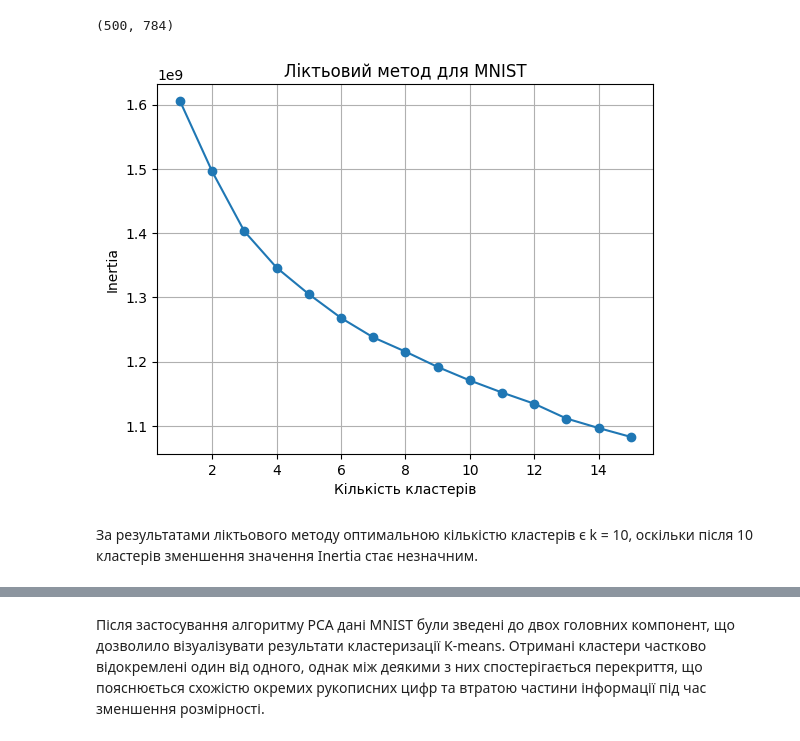
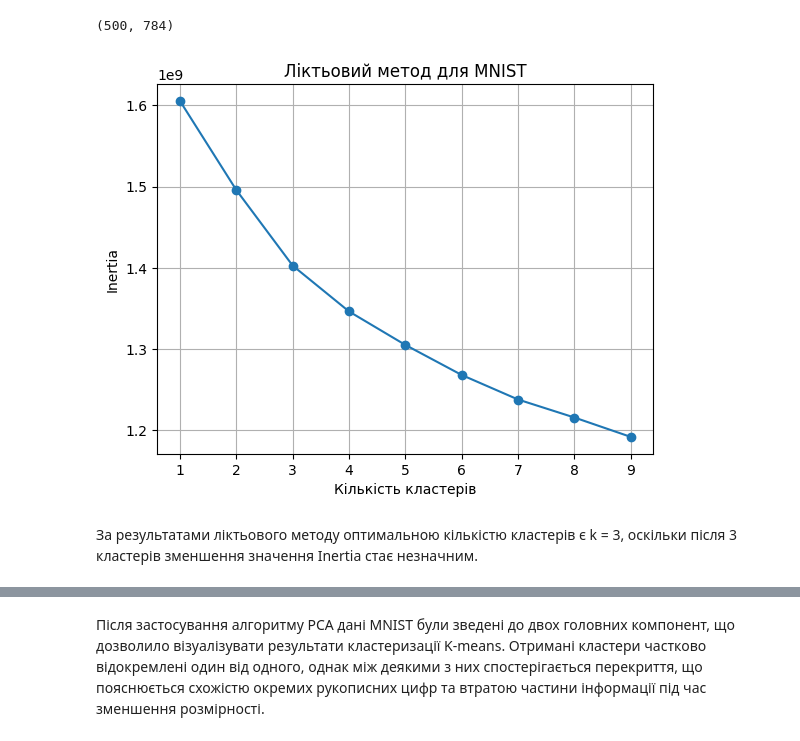
Before and after one commit to Viktoriia-code26/goit_data_ML_Hw_06, a Jupyter notebook: HwML_6.ipynb, the cells around one changed output, grey strips where cells are left out. Saved outputs shown, nothing was run; the diff lists cells and outputs as text; code cells hidden in the pictures.

```diff
--- a/HwML_6.ipynb
+++ b/HwML_6.ipynb
@@ -193,7 +186,7 @@ print(X_mnist.shape)
 # %% [output]
 (500, 784)
 # %%
-k = 10
+k = 3
 kmeans_mnist = KMeans(
     n_clusters=k,
     random_state=42,
@@ -204,21 +197,21 @@ clusters_mnist = kmeans_mnist.fit_predict(X_mnist)
 # %%
 inertias = []
 
-for k in range(1, 16):
+for k in range(1, 10):
     km = KMeans(n_clusters=k, random_state=42, n_init=10)
     km.fit(X_mnist)
     inertias.append(km.inertia_)
 
-plt.plot(range(1,16), inertias, marker='o')
+plt.plot(range(1,10), inertias, marker='o')
 plt.xlabel("Кількість кластерів")
 plt.ylabel("Inertia")
 plt.title("Ліктьовий метод для MNIST")
 plt.grid(True)
 plt.show()
 # %% [output]
-[figure, old version]
+[figure, new version]
 # %% [markdown]
-За результатами ліктьового методу оптимальною кількістю кластерів є k = 10, оскільки після 10 кластерів зменшення значення Inertia стає незначним.
+За результатами ліктьового методу оптимальною кількістю кластерів є k = 3, оскільки після 3 кластерів зменшення значення Inertia стає незначним.
 # %%
 kmeans_mnist.labels_
 # %% [output]
```
Also changed, not shown: parts of 9 cells of this notebook.
